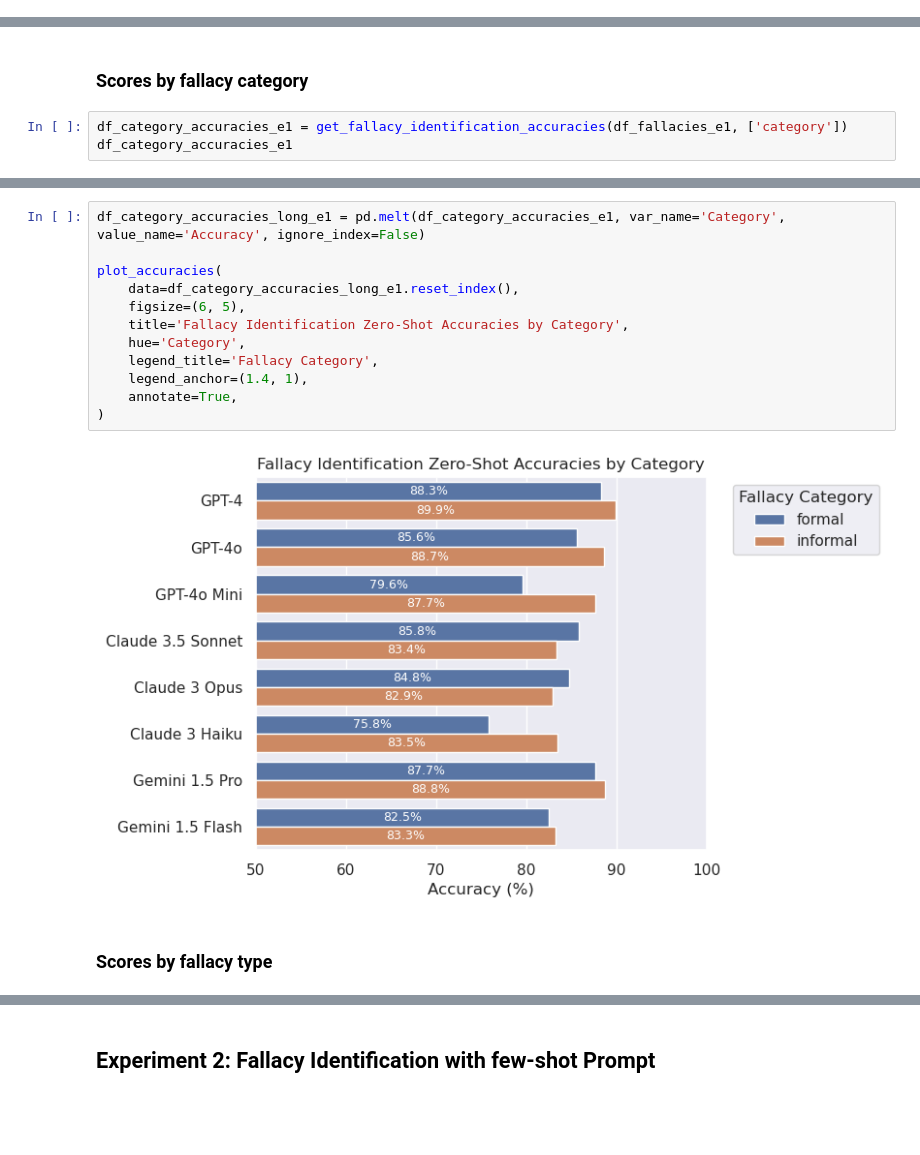
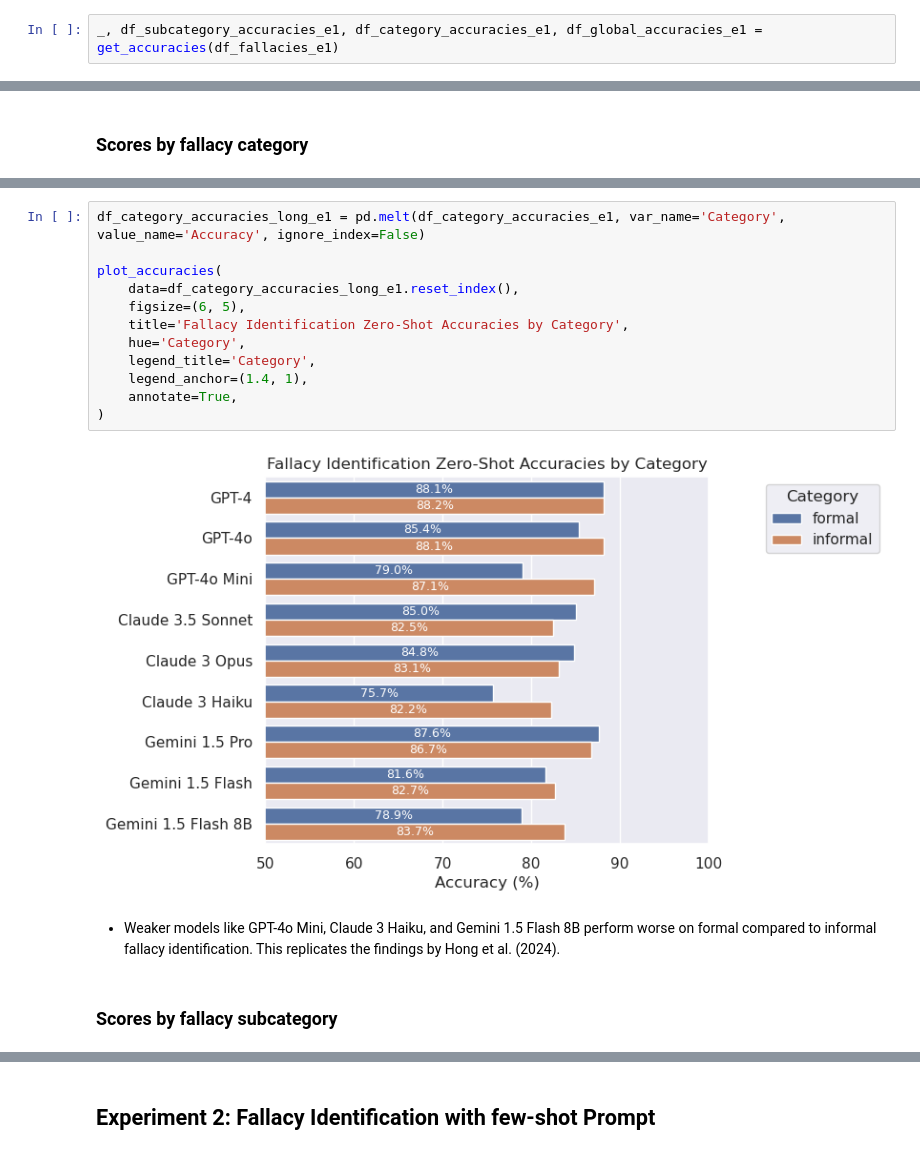
Before and after one commit to aimfeld/fallacy-detection, a Jupyter notebook: analysis.ipynb, the cells around one changed output, grey strips where cells are left out. Cells and saved outputs as stored; diff of their text form; blank space fills up the shorter version.

```diff
--- a/analysis.ipynb
+++ b/analysis.ipynb
@@ -57 +88,3 @@ memory usage: 833.9+ KB
+# %%
+_, df_subcategory_accuracies_e1, df_category_accuracies_e1, df_global_accuracies_e1 = get_accuracies(df_fallacies_e1)
 # %%
@@ -80,5 +113,2 @@ plot_accuracies(
 # %% [markdown]
 ### Scores by fallacy category
-# %%
-df_category_accuracies_e1 = get_fallacy_identification_accuracies(df_fallacies_e1, ['category'])
-df_category_accuracies_e1
@@ -95,17 +128,19 @@ df_category_accuracies_e1
 # %%
 df_category_accuracies_long_e1 = pd.melt(df_category_accuracies_e1, var_name='Category', value_name='Accuracy', ignore_index=False)
 
 plot_accuracies(
     data=df_category_accuracies_long_e1.reset_index(),
     figsize=(6, 5),
     title='Fallacy Identification Zero-Shot Accuracies by Category',
     hue='Category',
-    legend_title='Fallacy Category',
+    legend_title='Category',
     legend_anchor=(1.4, 1),
     annotate=True,
 )
 # %% [output]
-[figure, old version]
+[figure, new version]
+# %% [markdown]
+- Weaker models like GPT-4o Mini, Claude 3 Haiku, and Gemini 1.5 Flash 8B perform worse on formal compared to informal fallacy identification. This replicates the findings by Hong et al. (2024).
 # %% [markdown]
-### Scores by fallacy type
+### Scores by fallacy subcategory
 # %%
```
Also changed, not shown: parts of 57 cells of this notebook, 6 other files.
